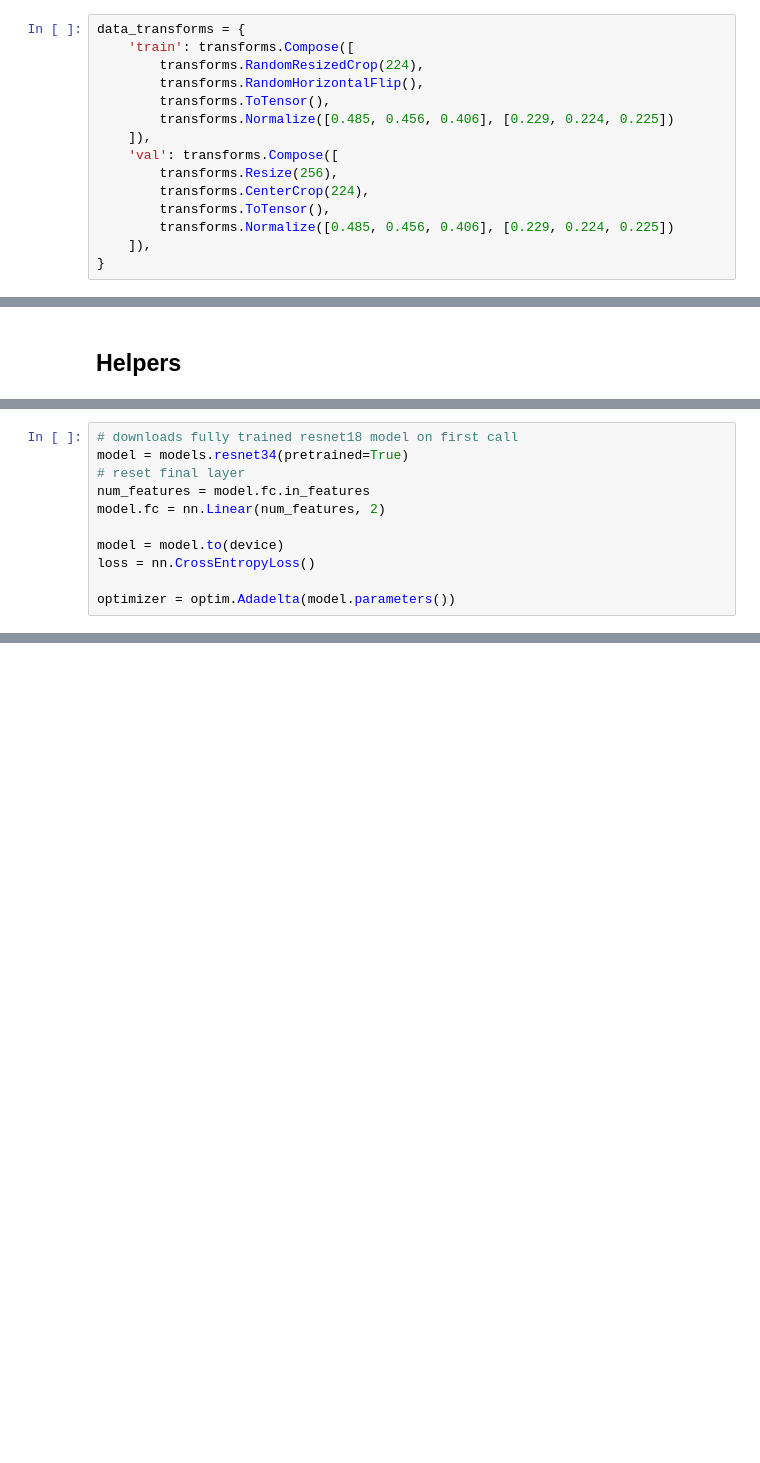
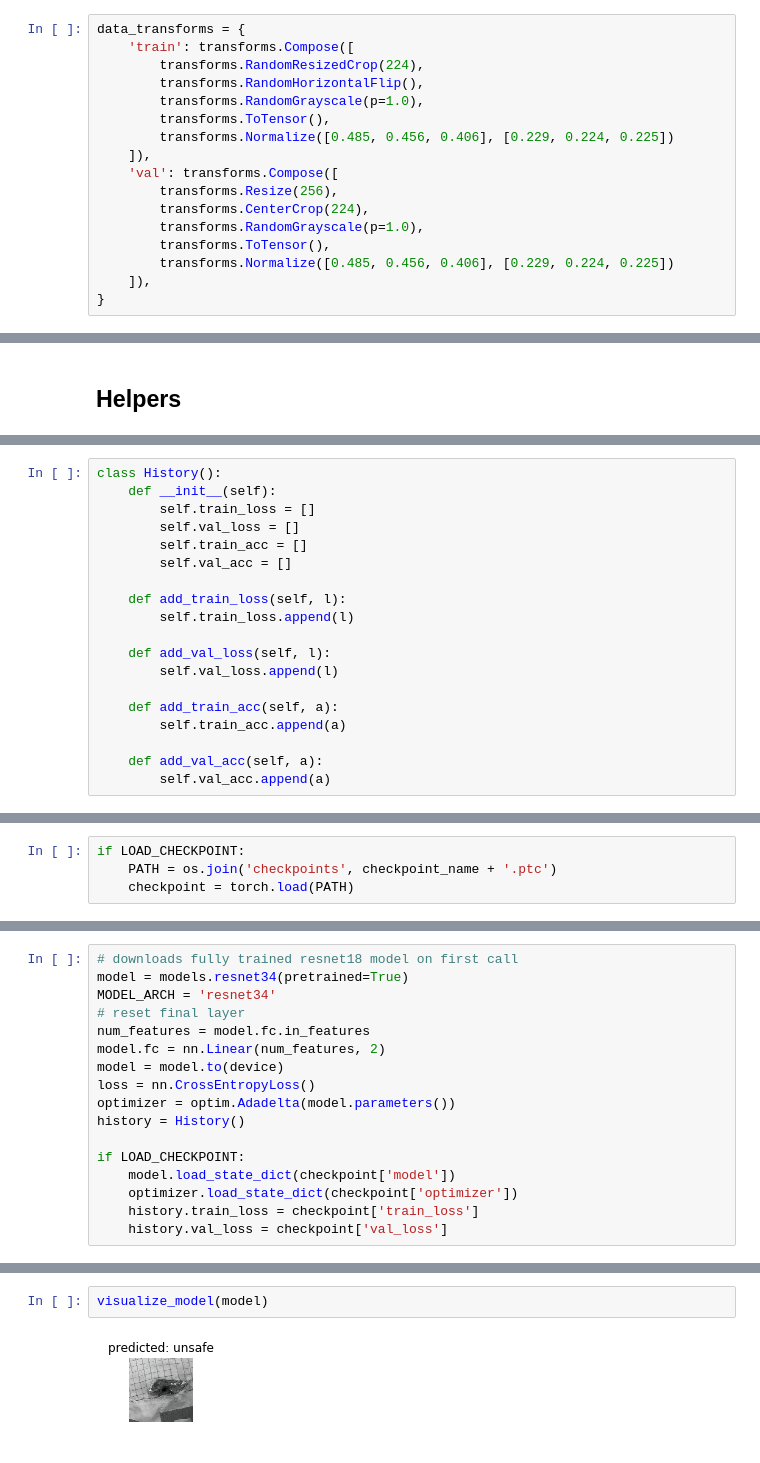
Before and after one commit to cSchubes/icbinbSpaceApps18, a Jupyter notebook: CNN/CNN.ipynb, the cells around one changed output, grey strips where cells are left out. Cells and saved outputs as stored; diff of their text form; blank space fills up the shorter version.

Commit message:
Add checkpoint saving/loading

```diff
--- a/CNN/CNN.ipynb
+++ b/CNN/CNN.ipynb
@@ -24,12 +28,14 @@ data_transforms = {
     'train': transforms.Compose([
         transforms.RandomResizedCrop(224),
         transforms.RandomHorizontalFlip(),
+        transforms.RandomGrayscale(p=1.0),
         transforms.ToTensor(),
         transforms.Normalize([0.485, 0.456, 0.406], [0.229, 0.224, 0.225])
     ]),
     'val': transforms.Compose([
         transforms.Resize(256),
         transforms.CenterCrop(224),
+        transforms.RandomGrayscale(p=1.0),
         transforms.ToTensor(),
         transforms.Normalize([0.485, 0.456, 0.406], [0.229, 0.224, 0.225])
     ]),
@@ -103,0 +146,19 @@ def train(model, lossFunc, optimizer, num_epochs):
+# %%
+class History():
+    def __init__(self):
+        self.train_loss = []
+        self.val_loss = []
+        self.train_acc = []
+        self.val_acc = []
+
+    def add_train_loss(self, l):
+        self.train_loss.append(l)
+
+    def add_val_loss(self, l):
+        self.val_loss.append(l)
+
+    def add_train_acc(self, a):
+        self.train_acc.append(a)
+
+    def add_val_acc(self, a):
+        self.val_acc.append(a)
@@ -103,0 +189,4 @@ def train(model, lossFunc, optimizer, num_epochs):
+# %%
+if LOAD_CHECKPOINT:
+    PATH = os.join('checkpoints', checkpoint_name + '.ptc')
+    checkpoint = torch.load(PATH)
@@ -104,11 +199,17 @@ def train(model, lossFunc, optimizer, num_epochs):
 # %%
 # downloads fully trained resnet18 model on first call
 model = models.resnet34(pretrained=True)
+MODEL_ARCH = 'resnet34'
 # reset final layer
 num_features = model.fc.in_features
 model.fc = nn.Linear(num_features, 2)
-
 model = model.to(device)
 loss = nn.CrossEntropyLoss()
+optimizer = optim.Adadelta(model.parameters())
+history = History()
 
-optimizer = optim.Adadelta(model.parameters())
+if LOAD_CHECKPOINT:
+    model.load_state_dict(checkpoint['model'])
+    optimizer.load_state_dict(checkpoint['optimizer'])
+    history.train_loss = checkpoint['train_loss']
+    history.val_loss = checkpoint['val_loss']
@@ -134,0 +237,4 @@ val Loss: 0.0063517093658447266 Acc: 1.0
+# %%
+visualize_model(model)
+# %% [output]
+[figure, added]
```
Also changed, not shown: parts of 11 cells of this notebook.
